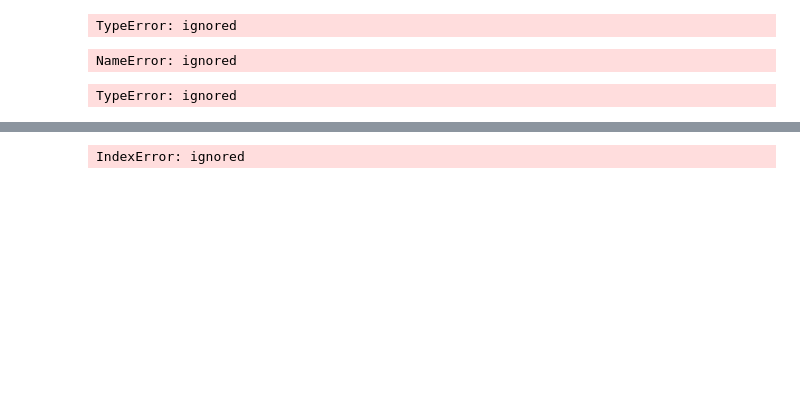
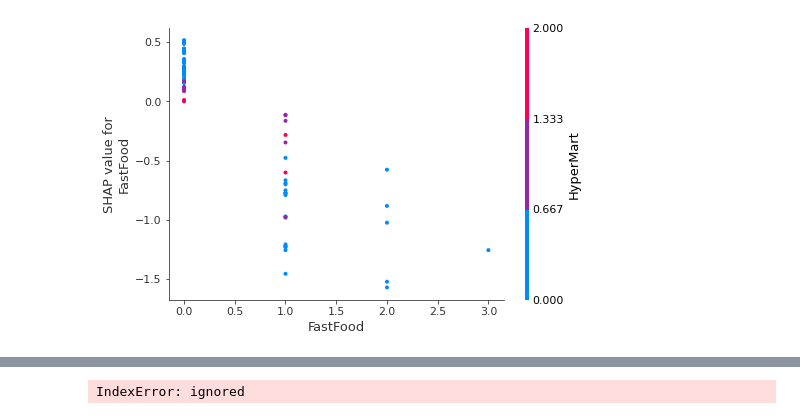
Before and after one commit to JoleneShyu/Test-project, a Jupyter notebook: 選址XGBClassifier_testrun.ipynb, the cells around one changed output, grey strips where cells are left out. Drawn from its saved outputs; the diff is of its cells as text; code cells hidden in the pictures; blank space fills up the shorter version.

```diff
--- a/選址XGBClassifier_testrun.ipynb
+++ b/選址XGBClassifier_testrun.ipynb
@@ -152,22 +138,11 @@ Glyph 39135 missing from current font.
 # %%
 # we pass "Age" instead of an index because dependence_plot() will find it in X's column names for us
 # Systolic BP was automatically chosen for coloring based on a potential interaction to check that
 # the interaction is really in the model see SHAP interaction values below
-shap.dependence_plot('大學',shap_values,X)
+
+shap.dependence_plot('FastFood',shap_values,X)
 # %% [output]
-TypeError: ignored
+[figure, added]
-# %%
-# we pass display_features so we get text display values for sex
-shap.dependence_plot("大學", shap_values, X, display_features=X_display)
-# %% [output]
-NameError: ignored
-# %%
-# setting show=False allows us to continue customizing the matplotlib plot before displaying it
-shap.dependence_plot("大學", shap_values, X, show=False)
-pl.xlim(80,225)
-pl.show()
-# %% [output]
-TypeError: ignored
 # %%
 #Compute SHAP Interaction Values
 #See the Tree SHAP paper for more details, but briefly, SHAP interaction values are a generalization of SHAP values to higher order interactions. Fast exact computation of pairwise interactions are implemented in the latest version of XGBoost with the pred_interactions flag. With this flag XGBoost returns a matrix for every prediction, where the main effects are on the diagonal and the interaction effects are off-diagonal. The main effects are similar to the SHAP values you would get for a linear model, and the interaction effects captures all the higher-order interactions are divide them up among the pairwise interaction terms. Note that the sum of the entire interaction matrix is the difference between the model's current output and expected output, and so the interaction effects on the off-diagonal are split in half (since there are two of each). When plotting interaction effects the SHAP package automatically multiplies the off-diagonal values by two to get the full interaction effect.
```
Also changed, not shown: parts of 10 cells of this notebook.
